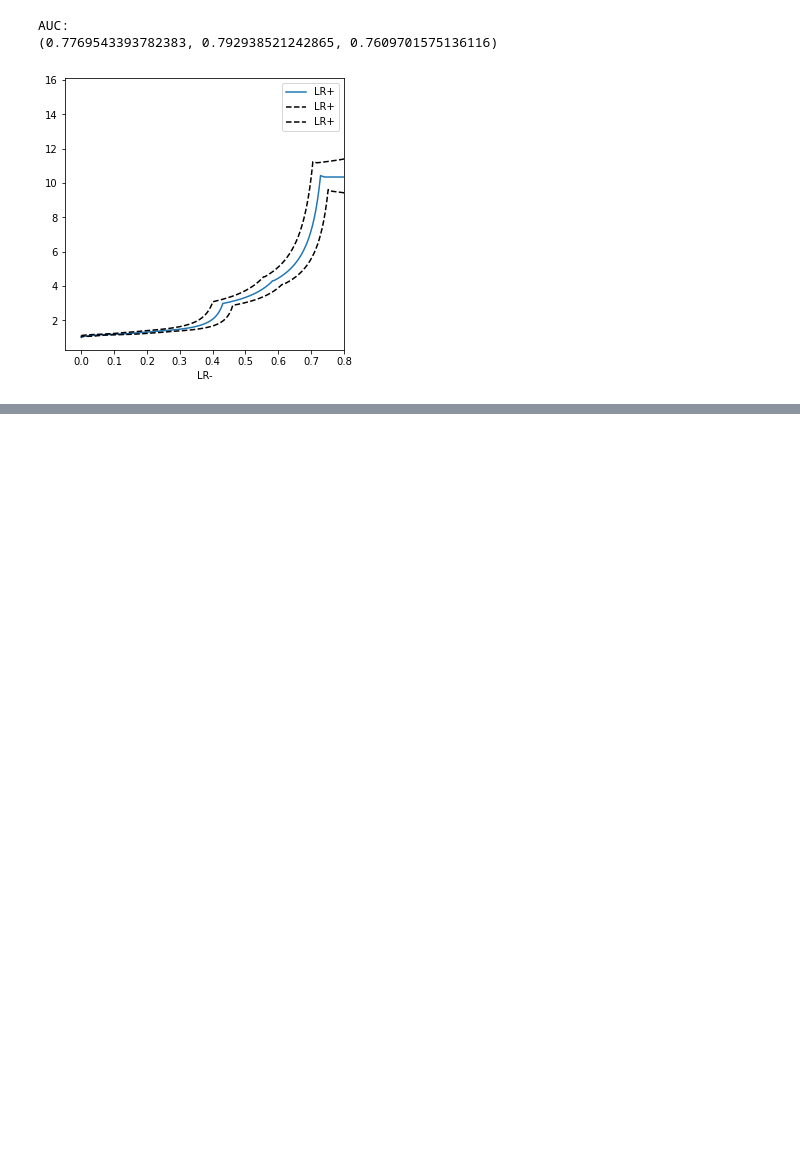
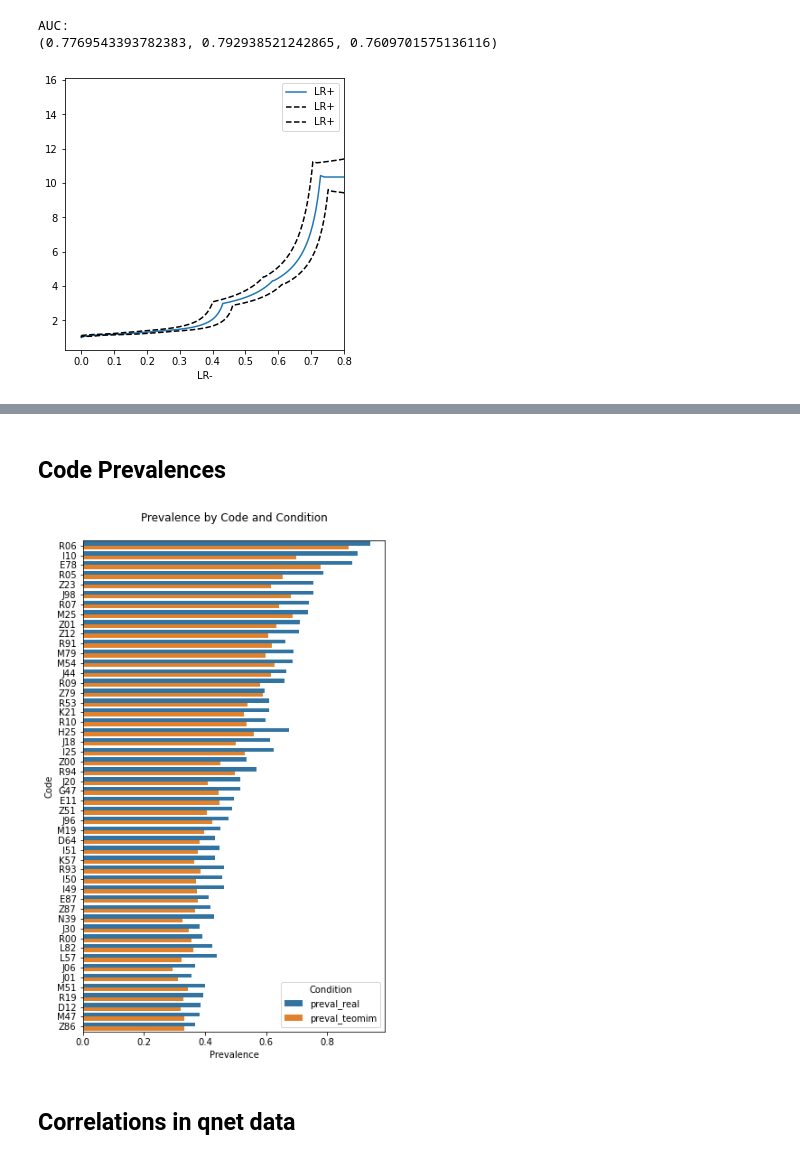
Before and after one commit to zeroknowledgediscovery/teomim, a Jupyter notebook: examples/IPF/PLOT.ipynb, the cells around one changed output, grey strips where cells are left out. Cells and saved outputs as stored; diff of their text form; code cells hidden in the pictures; blank space fills up the shorter version.

```diff
--- a/examples/IPF/PLOT.ipynb
+++ b/examples/IPF/PLOT.ipynb
@@ -302,0 +353,34 @@ AUC:
+# %% [markdown]
+## **Code Prevalences**
+# %%
+CODE_PREVALS = pd.read_csv(f"{TASK_FOLDER}/CODE_PREVALENCE_STATS.csv")
+
+# Melt the DataFrame for seaborn
+N_TOP_CODES = 50
+df = CODE_PREVALS.head(N_TOP_CODES)
+
+df_melted = CODE_PREVALS.head(N_TOP_CODES).melt(
+    id_vars='code',
+    value_vars=['preval_real', 'preval_teomim'],
+    var_name='Condition', value_name='Prevalence'
+)
+
+# Plot
+plt.figure(figsize=(6,10))
+sns.barplot(data=df_melted, y='code', x='Prevalence', hue='Condition')
+
+# Add labels and title
+plt.ylabel('Code')
+plt.xlabel('Prevalence')
+plt.title('Prevalence by Code and Condition\n')
+plt.legend(title='Condition')
+# Show the plot
+plt.savefig(
+    f"{TASK_PLOTS_FOLDER}/code_prevalences.png",
+    dpi = 300, bbox_inches = "tight"
+)
+plt.show()
+# %% [output]
+[figure, added]
+# %% [markdown]
+## **Correlations in qnet data**
```
Also changed, not shown: parts of 10 cells of this notebook, 18 other files.
